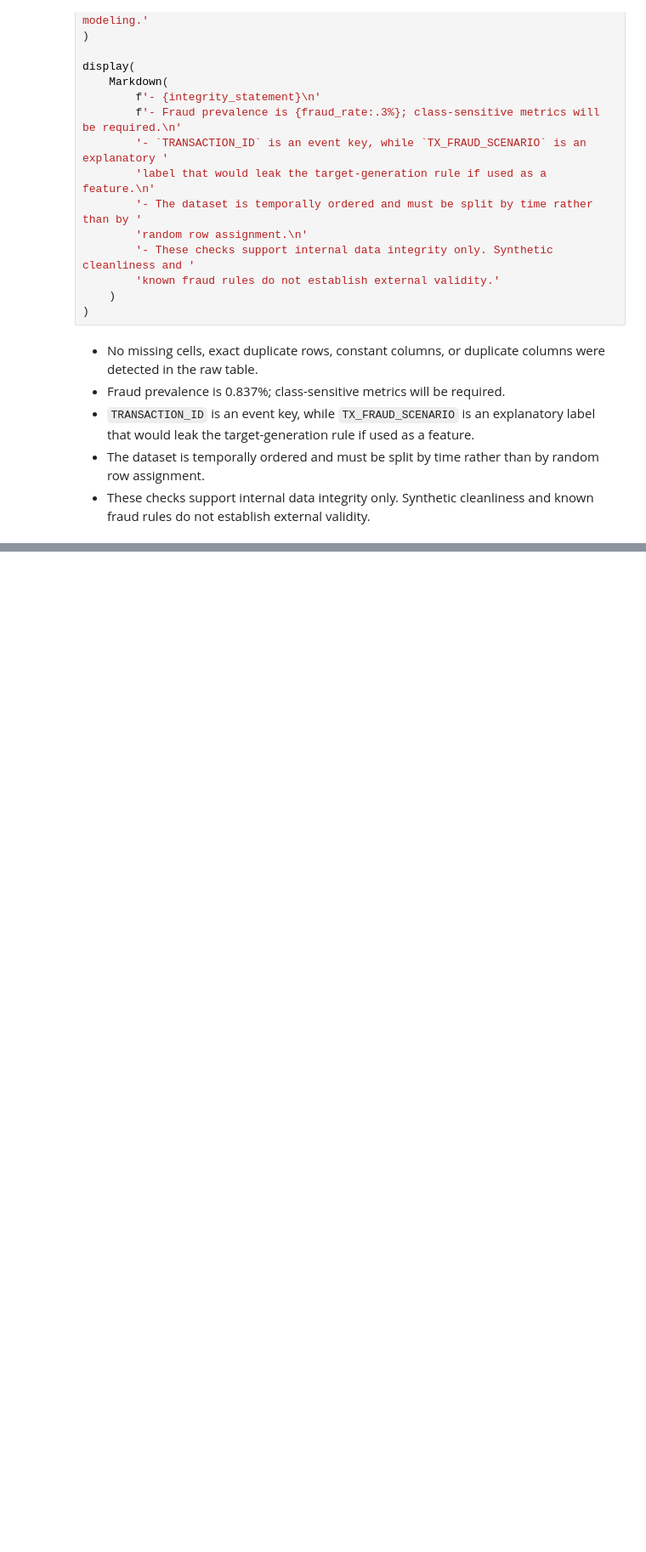
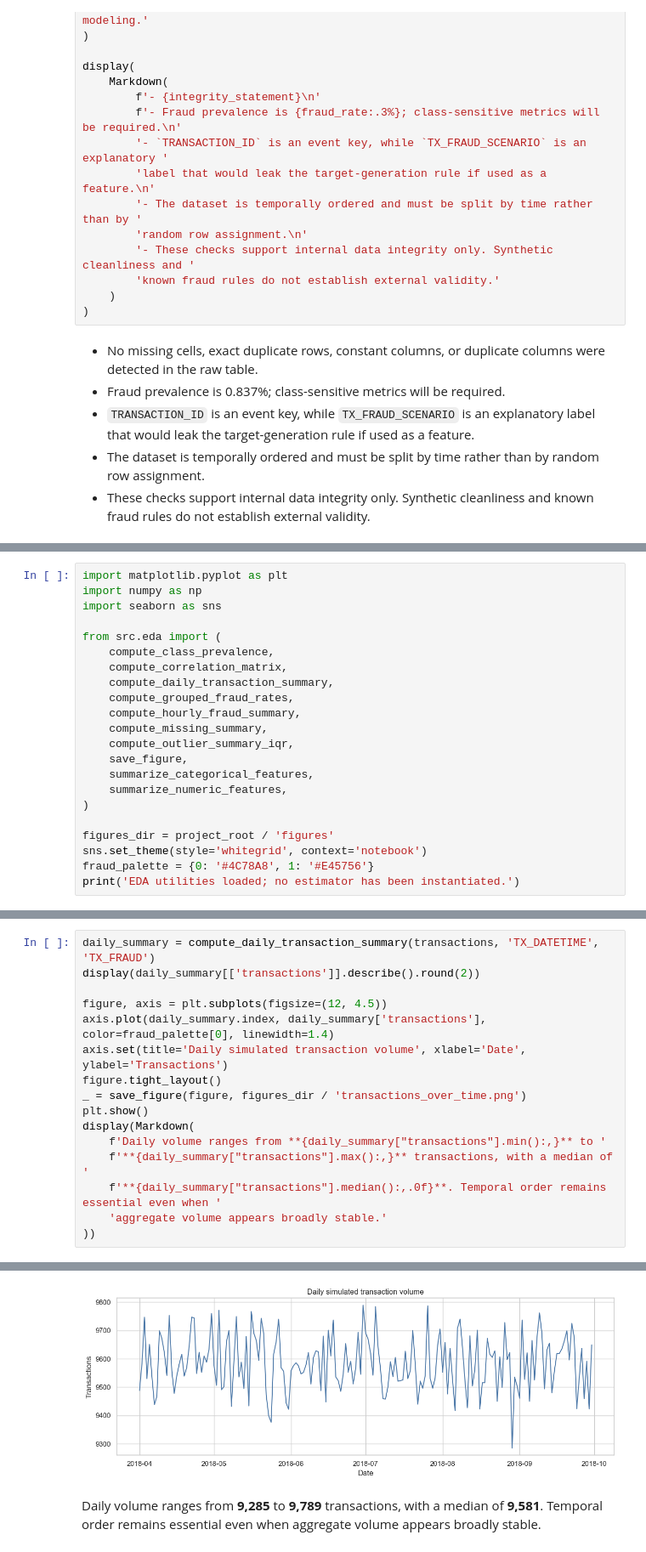
Before and after one commit to PolarScorpion/data-science-in-cyber, a Jupyter notebook: notebooks/main_analysis.ipynb, the cells around one changed output, grey strips where cells are left out. Shown at 85% size. Drawn from its saved outputs; the diff is of its cells as text; blank space fills up the shorter version.

```diff
--- a/notebooks/main_analysis.ipynb
+++ b/notebooks/main_analysis.ipynb
@@ -389,0 +394,22 @@ display(
+# %%
+import matplotlib.pyplot as plt
+import numpy as np
+import seaborn as sns
+
+from src.eda import (
+    compute_class_prevalence,
+    compute_correlation_matrix,
+    compute_daily_transaction_summary,
+    compute_grouped_fraud_rates,
+    compute_hourly_fraud_summary,
+    compute_missing_summary,
+    compute_outlier_summary_iqr,
+    save_figure,
+    summarize_categorical_features,
+    summarize_numeric_features,
+)
+
+figures_dir = project_root / 'figures'
+sns.set_theme(style='whitegrid', context='notebook')
+fraud_palette = {0: '#4C78A8', 1: '#E45756'}
+print('EDA utilities loaded; no estimator has been instantiated.')
@@ -389,0 +534,17 @@ display(
+# %%
+daily_summary = compute_daily_transaction_summary(transactions, 'TX_DATETIME', 'TX_FRAUD')
+display(daily_summary[['transactions']].describe().round(2))
+
+figure, axis = plt.subplots(figsize=(12, 4.5))
+axis.plot(daily_summary.index, daily_summary['transactions'], color=fraud_palette[0], linewidth=1.4)
+axis.set(title='Daily simulated transaction volume', xlabel='Date', ylabel='Transactions')
+figure.tight_layout()
+_ = save_figure(figure, figures_dir / 'transactions_over_time.png')
+plt.show()
+display(Markdown(
+    f'Daily volume ranges from **{daily_summary["transactions"].min():,}** to '
+    f'**{daily_summary["transactions"].max():,}** transactions, with a median of '
+    f'**{daily_summary["transactions"].median():,.0f}**. Temporal order remains essential even when '
+    'aggregate volume appears broadly stable.'
+))
+# %% [output]
@@ -389,0 +560,2 @@ display(
+[figure, added]
+Daily volume ranges from **9,285** to **9,789** transactions, with a median of **9,581**. Temporal order remains essential even when aggregate volume appears broadly stable.
```
Also changed, not shown: parts of 27 cells of this notebook, 11 other files.
